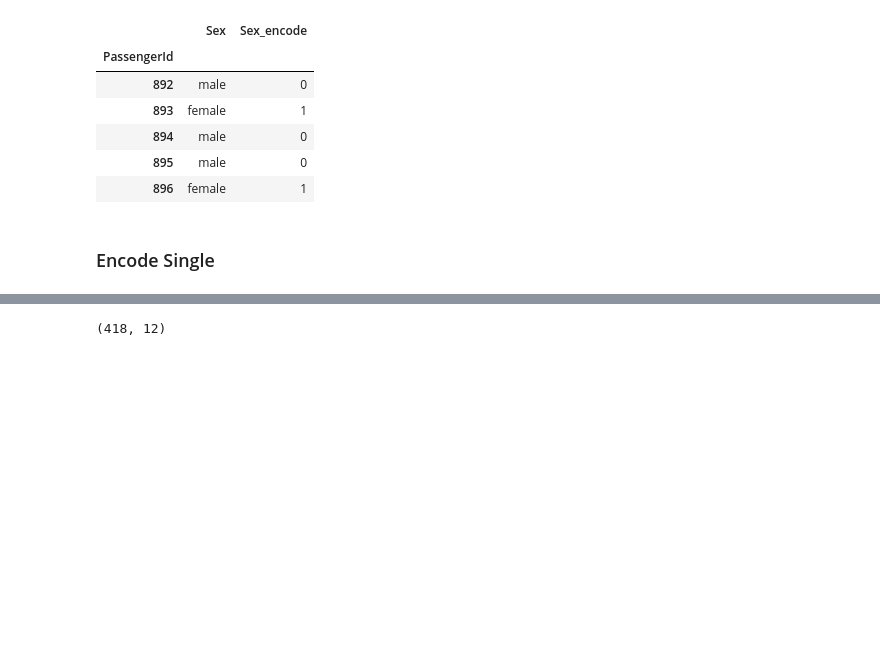
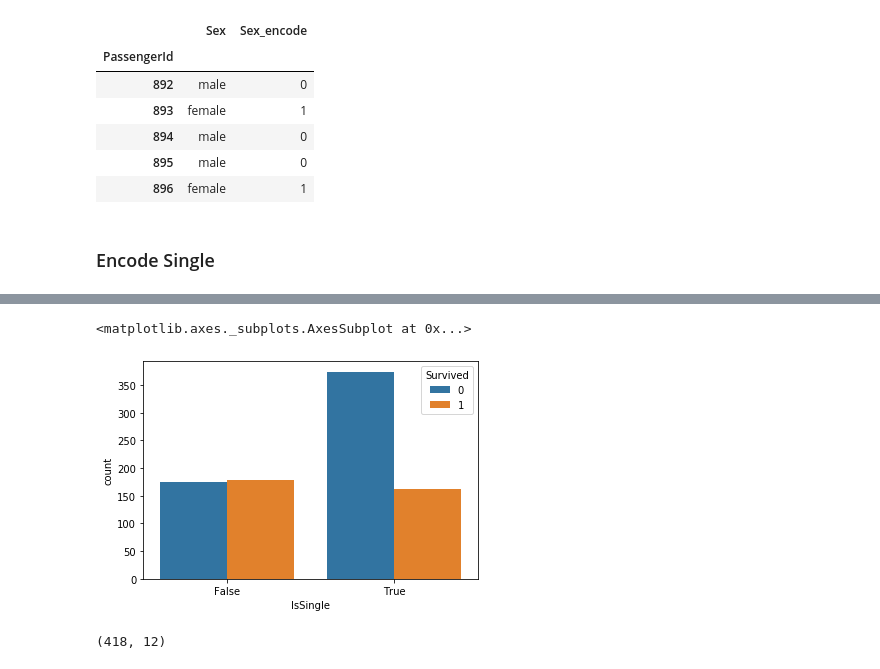
Before and after one commit to bwowby/DS, a Jupyter notebook: titanic_200513.ipynb, the cells around one changed output, grey strips where cells are left out. Cells and saved outputs as stored; diff of their text form; code cells hidden in the pictures; blank space fills up the shorter version.

```diff
--- a/titanic_200513.ipynb
+++ b/titanic_200513.ipynb
@@ -75,6 +99,11 @@ train[["IsSingle","Survived"]].head()
 | 3 | True | 1 |
 | 4 | False | 1 |
 | 5 | True | 0 |
+# %%
+sns.countplot(data=train, x="IsSingle", hue="Survived")
+# %% [output]
+<matplotlib.axes._subplots.AxesSubplot at 0x...>
+[figure, added]
 # %%
 test["IsSingle"] = (test["SibSp"]+test["Parch"]==0)
 print(test.shape)
```
Also changed, not shown: parts of 13 cells of this notebook.
